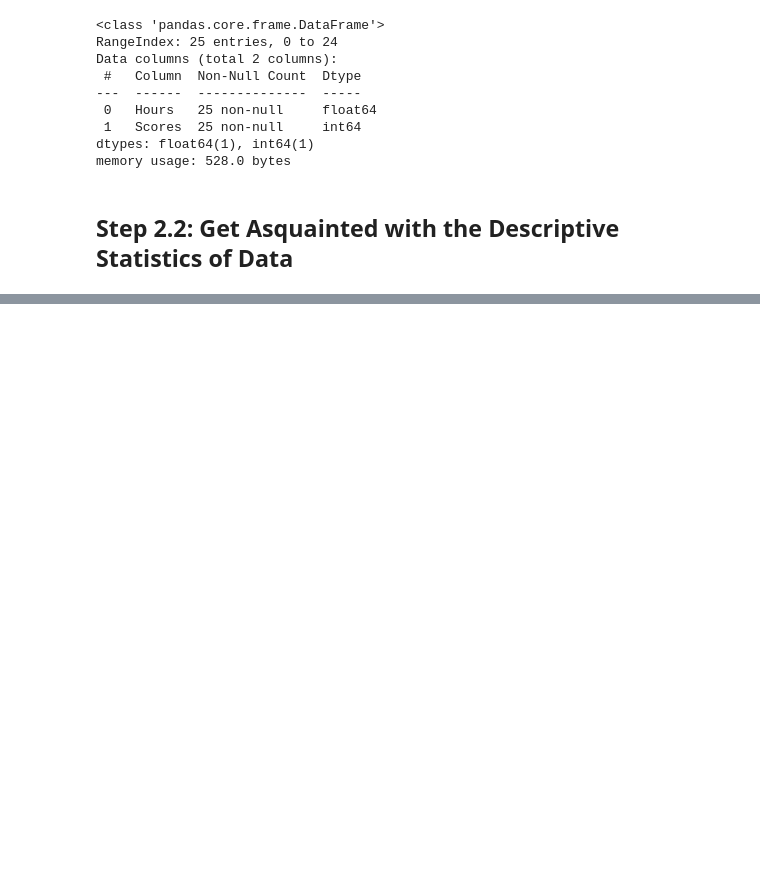
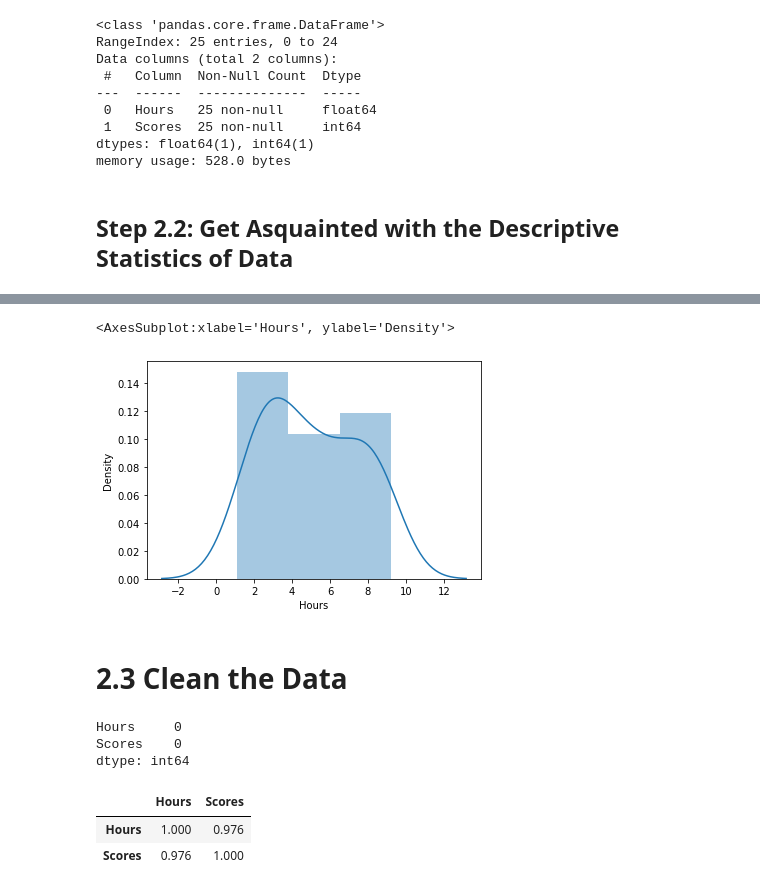
Before and after one commit to PBASOFT/Data-Science, a Jupyter notebook: Linear Regression Demo.ipynb, the cells around one changed output, grey strips where cells are left out. Saved outputs shown, nothing was run; the diff lists cells and outputs as text; code cells hidden in the pictures; blank space fills up the shorter version.

```diff
--- a/Linear Regression Demo.ipynb
+++ b/Linear Regression Demo.ipynb
@@ -69,0 +95,22 @@ memory usage: 528.0 bytes
+# %%
+# sns.histplot(df['Hours'], label'Scores')
+sns.distplot(df['Hours'], label='Scores', norm_hist=True)
+# %% [output]
+<AxesSubplot:xlabel='Hours', ylabel='Density'>
+[figure, added]
+# %% [markdown]
+# 2.3 Clean the Data
+# %%
+# check null values in data
+df.isnull().sum()
+# %% [output]
+Hours     0
+Scores    0
+dtype: int64
+# %%
+corr_matrix = df.corr()
+corr_matrix
+# %% [output]
+|  | Hours | Scores |
+| Hours | 1.000 | 0.976 |
+| Scores | 0.976 | 1.000 |
```
Also changed, not shown: parts of 15 cells of this notebook.
